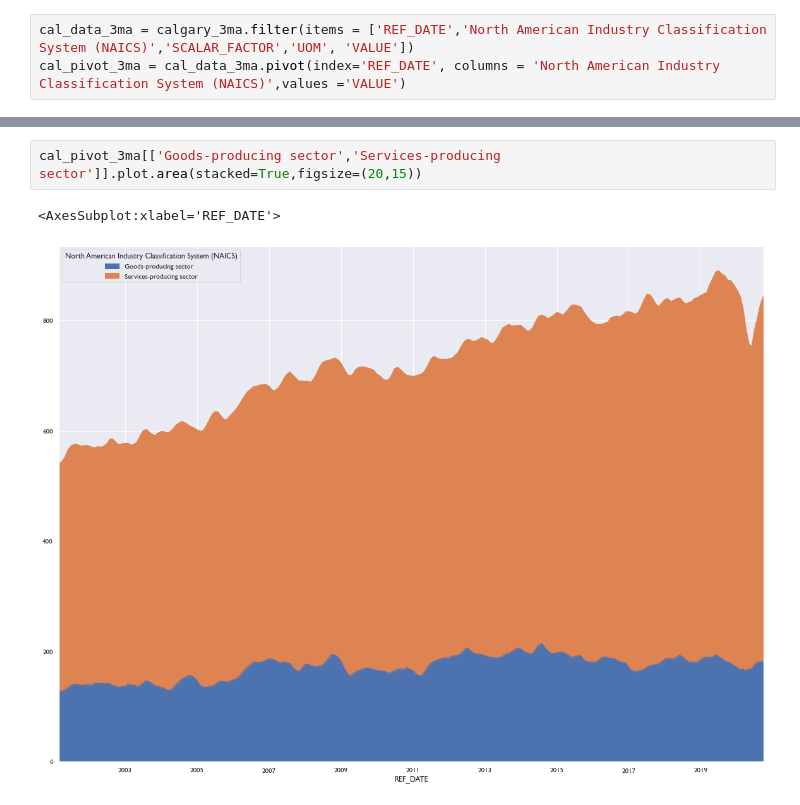
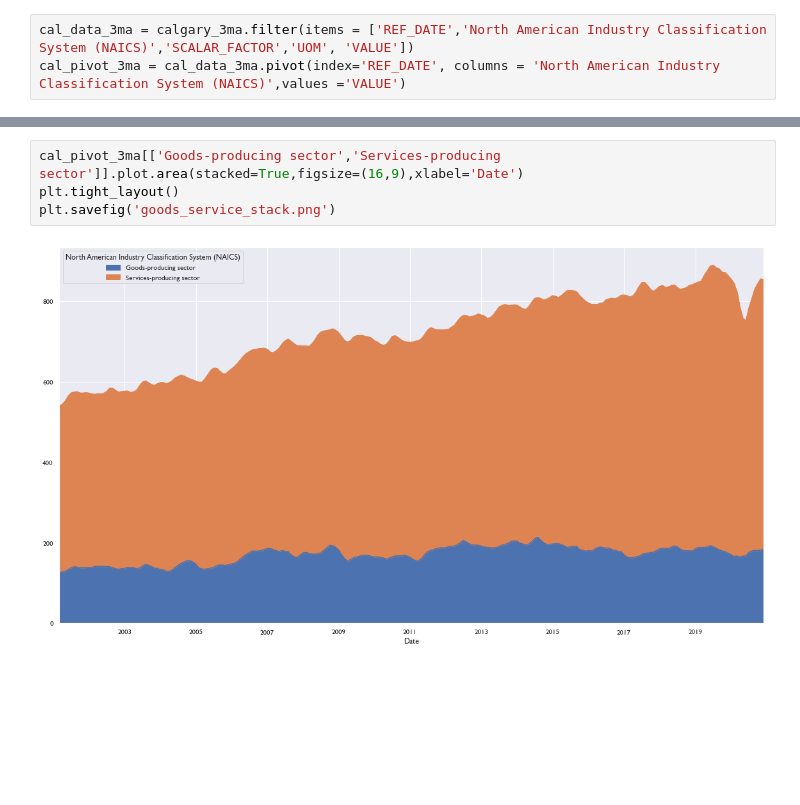
Before and after one commit to doublebigmak/housing_stats, a Jupyter notebook: cal_industry.ipynb, the cells around one changed output, grey strips where cells are left out. Saved outputs shown, nothing was run; the diff lists cells and outputs as text; blank space fills up the shorter version.

```diff
--- a/cal_industry.ipynb
+++ b/cal_industry.ipynb
@@ -92,8 +149,9 @@ cal_pivot_3ma[['Forestry, fishing, mining, quarrying, oil and gas [21, 113-114,
 # %%
-cal_pivot_3ma[['Goods-producing sector','Services-producing sector']].plot.area(stacked=True,figsize=(20,15))
+cal_pivot_3ma[['Goods-producing sector','Services-producing sector']].plot.area(stacked=True,figsize=(16,9),xlabel='Date')
+plt.tight_layout()
+plt.savefig('goods_service_stack.png')
 # %% [output]
-<AxesSubplot:xlabel='REF_DATE'>
-[figure, old version]
+[figure, new version]
 # %%
 cal_pivot_3ma['2018':'2020'][['Goods-producing sector','Services-producing sector']].plot(figsize=(20,15))
 # %% [output]
```
Also changed, not shown: parts of 15 cells of this notebook, 9 other files.
